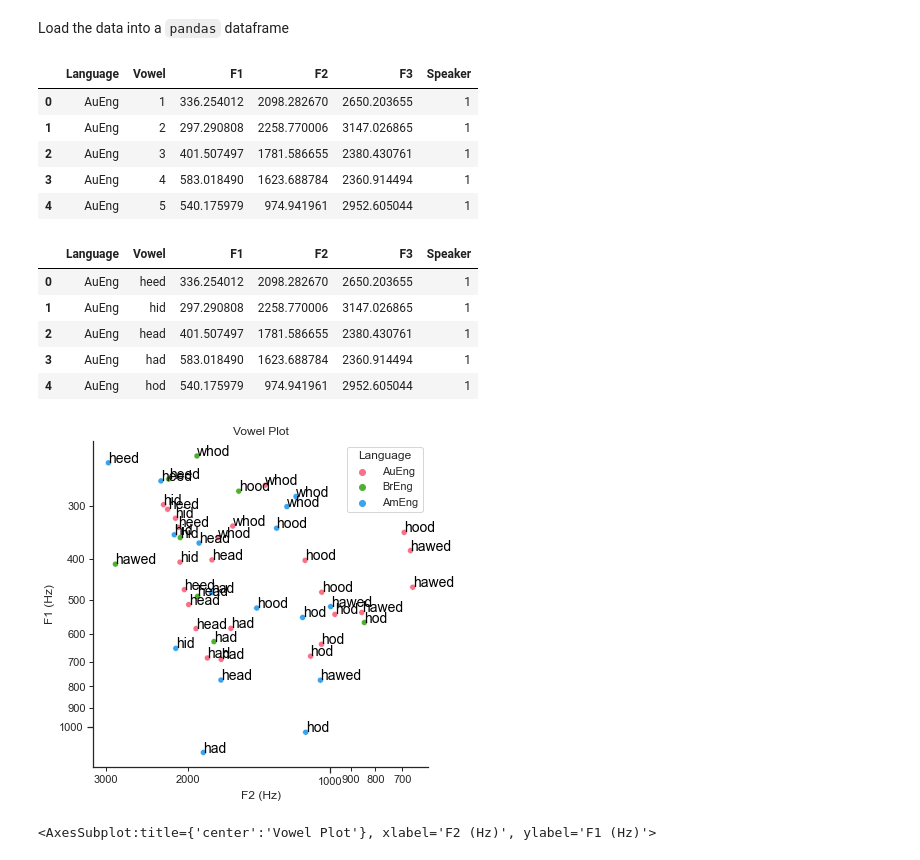
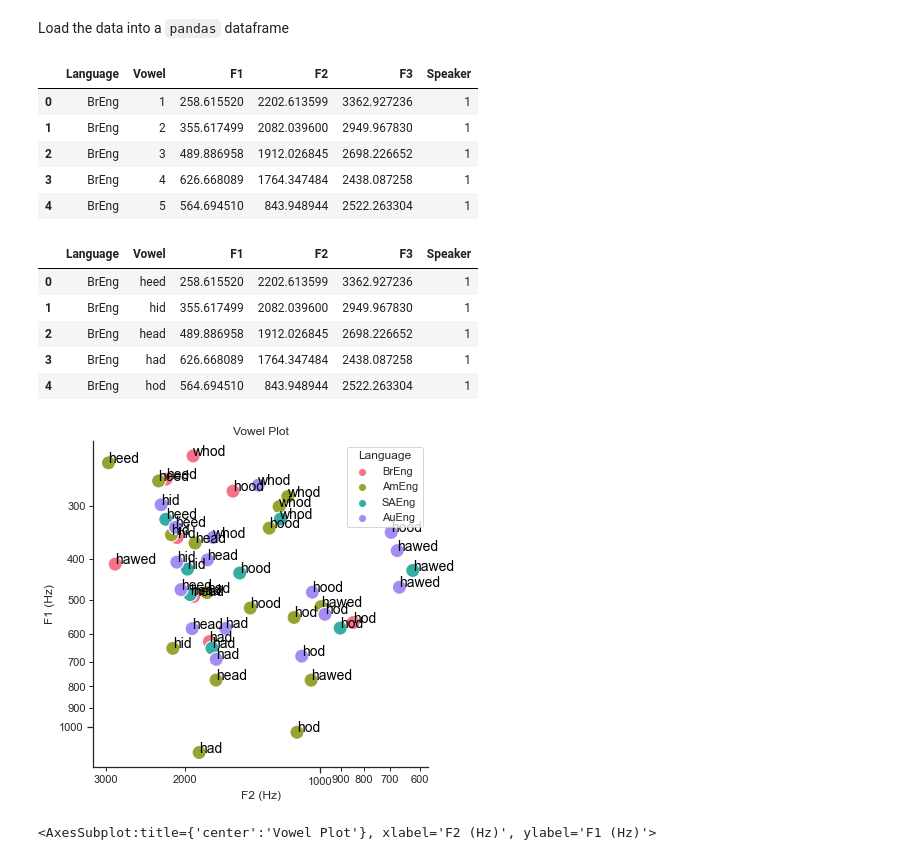
Before and after one commit to ethanweed/praat-workshop, a Jupyter notebook: scripts/plot_vowels.ipynb, the cells around one changed output. Saved outputs shown, nothing was run; the diff lists cells and outputs as text; code cells hidden in the pictures.

```diff
--- a/scripts/plot_vowels.ipynb
+++ b/scripts/plot_vowels.ipynb
@@ -156,25 +156,25 @@ Load the data into a `pandas` dataframe
 # %%
 # load the data into a dataframe
 #df = pd.read_csv('/Users/ethan/Desktop/Aussies.csv')
-df = pd.read_csv('/Users/ethan/Desktop/English_native_speakers.csv')
+df = pd.read_csv('/Users/ethan/Documents/GitHub/praat-workshop/data/formants_English-speakers.csv')
 
 # in our data, the vowel names have ".wav" file extension at the end, so this code removes those
 # not really necessary in this case, but just to show how to do it, in case this might be useful in the future
 
 vowelname = []
 for i in list(df['Vowel']):
     nv = i[0:-4]
     vowelname.append(nv)
 df['Vowel'] = vowelname
 
 df.head()
 # %% [output]
 |  | Language | Vowel | F1 | F2 | F3 | Speaker |
-| 0 | AuEng | 1 | 336.254012 | 2098.282670 | 2650.203655 | 1 |
-| 1 | AuEng | 2 | 297.290808 | 2258.770006 | 3147.026865 | 1 |
-| 2 | AuEng | 3 | 401.507497 | 1781.586655 | 2380.430761 | 1 |
-| 3 | AuEng | 4 | 583.018490 | 1623.688784 | 2360.914494 | 1 |
-| 4 | AuEng | 5 | 540.175979 | 974.941961 | 2952.605044 | 1 |
+| 0 | BrEng | 1 | 258.615520 | 2202.613599 | 3362.927236 | 1 |
+| 1 | BrEng | 2 | 355.617499 | 2082.039600 | 2949.967830 | 1 |
+| 2 | BrEng | 3 | 489.886958 | 1912.026845 | 2698.226652 | 1 |
+| 3 | BrEng | 4 | 626.668089 | 1764.347484 | 2438.087258 | 1 |
+| 4 | BrEng | 5 | 564.694510 | 843.948944 | 2522.263304 | 1 |
 # %%
 # add labels for vowels
 # here I am using the actual words that were spoken
@@ -188,15 +188,15 @@ df['Vowel'] = labels * max(df['Speaker'])
 df.head()
 # %% [output]
 |  | Language | Vowel | F1 | F2 | F3 | Speaker |
-| 0 | AuEng | heed | 336.254012 | 2098.282670 | 2650.203655 | 1 |
-| 1 | AuEng | hid | 297.290808 | 2258.770006 | 3147.026865 | 1 |
-| 2 | AuEng | head | 401.507497 | 1781.586655 | 2380.430761 | 1 |
-| 3 | AuEng | had | 583.018490 | 1623.688784 | 2360.914494 | 1 |
-| 4 | AuEng | hod | 540.175979 | 974.941961 | 2952.605044 | 1 |
+| 0 | BrEng | heed | 258.615520 | 2202.613599 | 3362.927236 | 1 |
+| 1 | BrEng | hid | 355.617499 | 2082.039600 | 2949.967830 | 1 |
+| 2 | BrEng | head | 489.886958 | 1912.026845 | 2698.226652 | 1 |
+| 3 | BrEng | had | 626.668089 | 1764.347484 | 2438.087258 | 1 |
+| 4 | BrEng | hod | 564.694510 | 843.948944 | 2522.263304 | 1 |
 # %%
 vowelplot(df, color = 'Language')
 # %% [output]
-[figure, old version]
+[figure, new version]
 <AxesSubplot:title={'center':'Vowel Plot'}, xlabel='F2 (Hz)', ylabel='F1 (Hz)'>
 # %%
 # convert to bark scale
```
Also changed, not shown: parts of 7 cells of this notebook, 2 other files.
